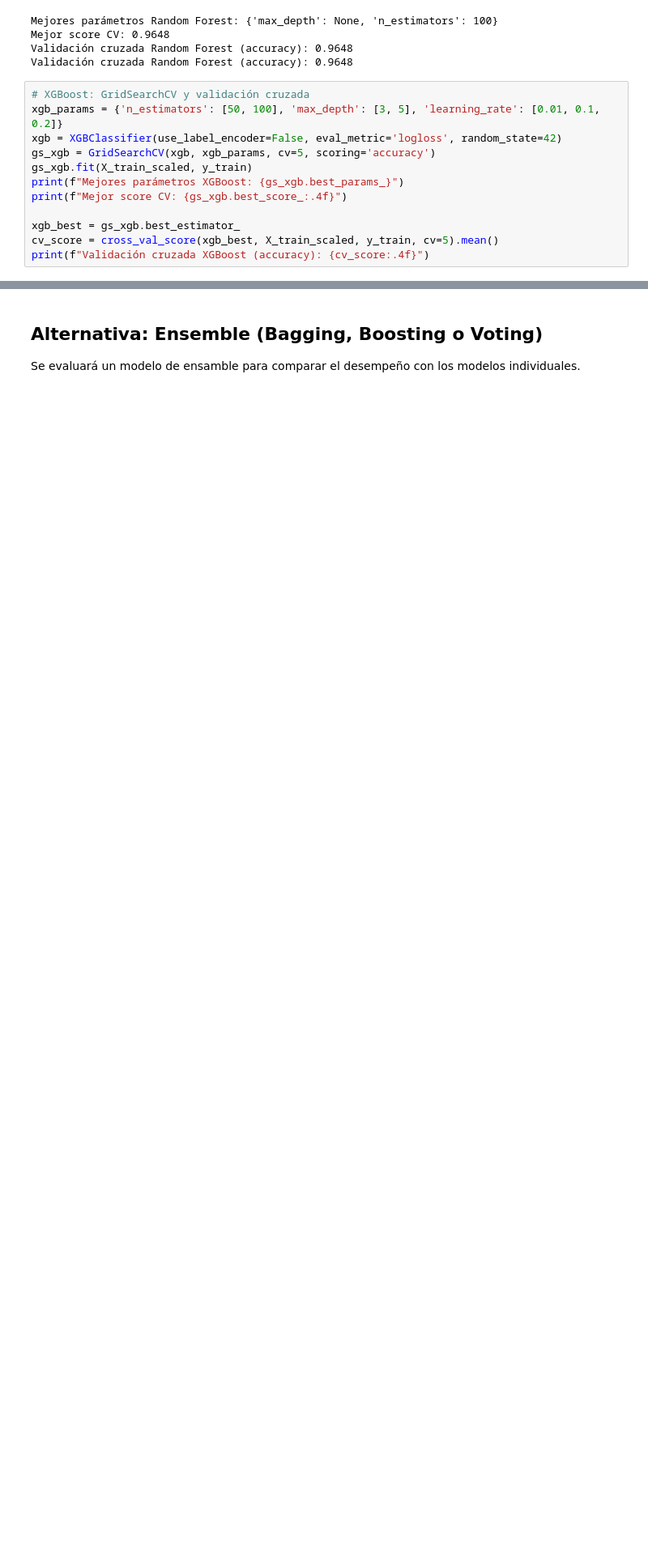
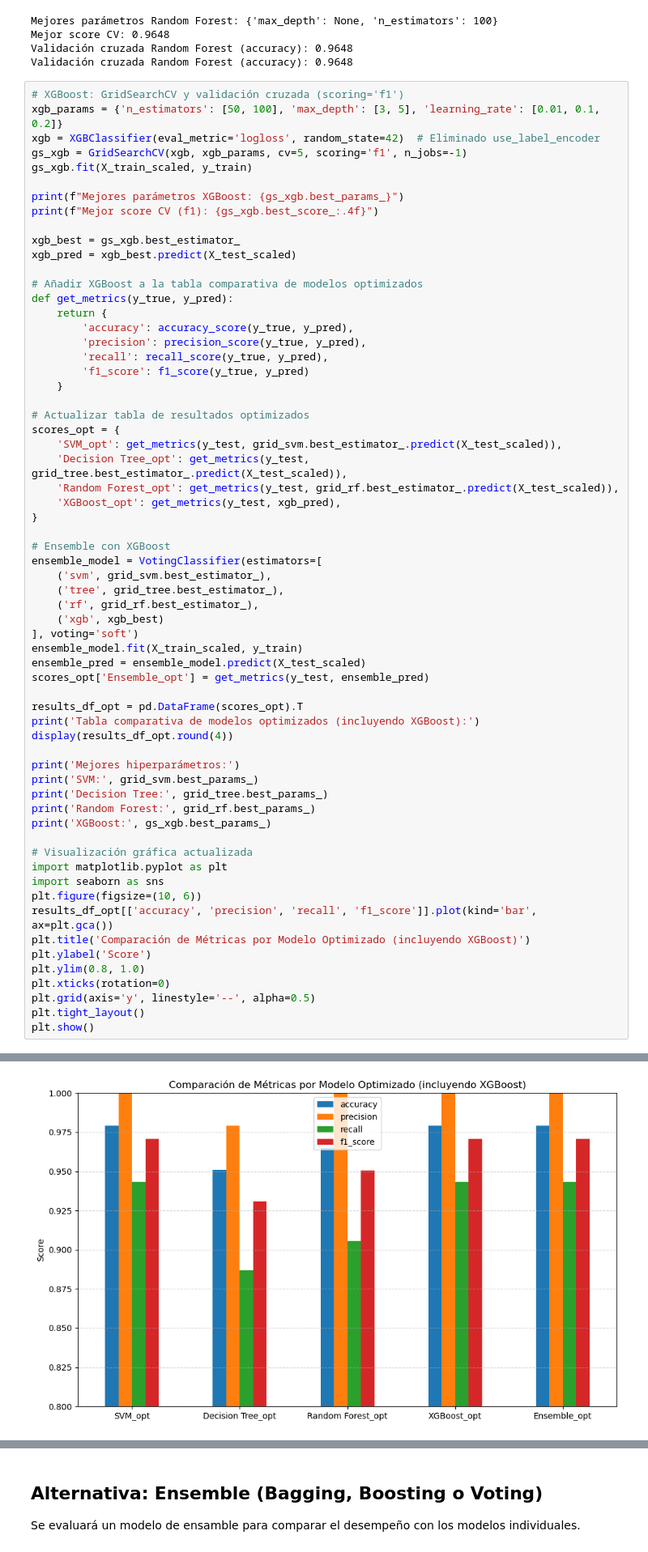
Before and after one commit to Cornelius1807/TRABAJO-FINAL-MACHINE-LEARNING, a Jupyter notebook: reporte_breast_cancer.ipynb, the cells around one changed output, grey strips where cells are left out. Shown at 81% size. Saved outputs shown, nothing was run; the diff lists cells and outputs as text; blank space fills up the shorter version.

Commit message:
Version Mejorada

```diff
--- a/reporte_breast_cancer.ipynb
+++ b/reporte_breast_cancer.ipynb
@@ -335,17 +356,68 @@ Mejor score CV: 0.9648
 Validación cruzada Random Forest (accuracy): 0.9648
 Validación cruzada Random Forest (accuracy): 0.9648
 # %%
-# XGBoost: GridSearchCV y validación cruzada
+# XGBoost: GridSearchCV y validación cruzada (scoring='f1')
 xgb_params = {'n_estimators': [50, 100], 'max_depth': [3, 5], 'learning_rate': [0.01, 0.1, 0.2]}
-xgb = XGBClassifier(use_label_encoder=False, eval_metric='logloss', random_state=42)
-gs_xgb = GridSearchCV(xgb, xgb_params, cv=5, scoring='accuracy')
+xgb = XGBClassifier(eval_metric='logloss', random_state=42)  # Eliminado use_label_encoder
+gs_xgb = GridSearchCV(xgb, xgb_params, cv=5, scoring='f1', n_jobs=-1)
 gs_xgb.fit(X_train_scaled, y_train)
+
 print(f"Mejores parámetros XGBoost: {gs_xgb.best_params_}")
-print(f"Mejor score CV: {gs_xgb.best_score_:.4f}")
+print(f"Mejor score CV (f1): {gs_xgb.best_score_:.4f}")
 
 xgb_best = gs_xgb.best_estimator_
-cv_score = cross_val_score(xgb_best, X_train_scaled, y_train, cv=5).mean()
-print(f"Validación cruzada XGBoost (accuracy): {cv_score:.4f}")
+xgb_pred = xgb_best.predict(X_test_scaled)
+
+# Añadir XGBoost a la tabla comparativa de modelos optimizados
+def get_metrics(y_true, y_pred):
+    return {
+        'accuracy': accuracy_score(y_true, y_pred),
+        'precision': precision_score(y_true, y_pred),
+        'recall': recall_score(y_true, y_pred),
+        'f1_score': f1_score(y_true, y_pred)
+    }
+
+# Actualizar tabla de resultados optimizados
+scores_opt = {
+    'SVM_opt': get_metrics(y_test, grid_svm.best_estimator_.predict(X_test_scaled)),
+    'Decision Tree_opt': get_metrics(y_test, grid_tree.best_estimator_.predict(X_test_scaled)),
+    'Random Forest_opt': get_metrics(y_test, grid_rf.best_estimator_.predict(X_test_scaled)),
+    'XGBoost_opt': get_metrics(y_test, xgb_pred),
+}
+
+# Ensemble con XGBoost
+ensemble_model = VotingClassifier(estimators=[
+    ('svm', grid_svm.best_estimator_),
+    ('tree', grid_tree.best_estimator_),
+    ('rf', grid_rf.best_estimator_),
+    ('xgb', xgb_best)
+], voting='soft')
+ensemble_model.fit(X_train_scaled, y_train)
+ensemble_pred = ensemble_model.predict(X_test_scaled)
+scores_opt['Ensemble_opt'] = get_metrics(y_test, ensemble_pred)
+
+results_df_opt = pd.DataFrame(scores_opt).T
+print('Tabla comparativa de modelos optimizados (incluyendo XGBoost):')
+display(results_df_opt.round(4))
+
+print('Mejores hiperparámetros:')
+print('SVM:', grid_svm.best_params_)
+print('Decision Tree:', grid_tree.best_params_)
+print('Random Forest:', grid_rf.best_params_)
+print('XGBoost:', gs_xgb.best_params_)
+
+# Visualización gráfica actualizada
+import matplotlib.pyplot as plt
+import seaborn as sns
+plt.figure(figsize=(10, 6))
+results_df_opt[['accuracy', 'precision', 'recall', 'f1_score']].plot(kind='bar', ax=plt.gca())
+plt.title('Comparación de Métricas por Modelo Optimizado (incluyendo XGBoost)')
+plt.ylabel('Score')
+plt.ylim(0.8, 1.0)
+plt.xticks(rotation=0)
+plt.grid(axis='y', linestyle='--', alpha=0.5)
+plt.tight_layout()
+plt.show()
 # %% [output]
 Parameters: { "use_label_encoder" } are not used.
 
@@ -385,3 +443,4 @@ Parameters: { "use_label_encoder" } are not used.
+[figure, added]
 # %%
 # Evaluación de modelos en test set
 def eval_model(model, X_test, y_test):
```
Also changed, not shown: parts of 4 cells of this notebook.
